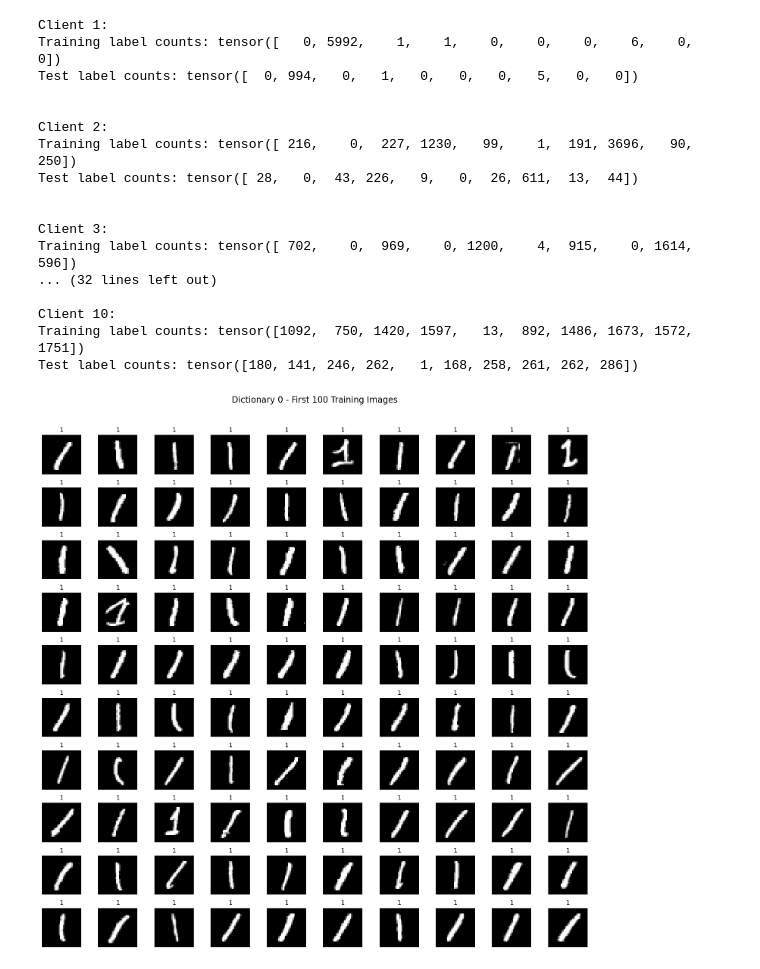
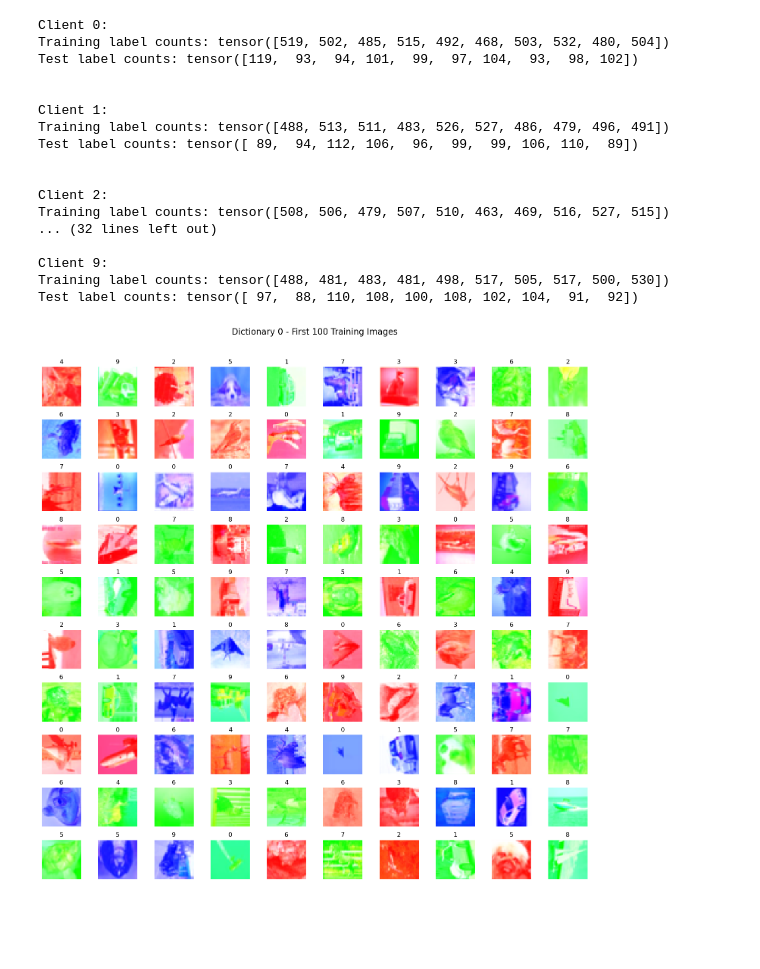
Before and after one commit to alfredoLimo/cfl_maggio, a Jupyter notebook: test0530.ipynb, the cells around one changed output. Saved outputs shown, nothing was run; the diff lists cells and outputs as text; code cells hidden in the pictures; blank space fills up the shorter version.

```diff
--- a/test0530.ipynb
+++ b/test0530.ipynb
@@ -8,0 +566,5 @@ from torchvision import datasets, transforms
+# %%
+train_features, train_labels, test_features, test_labels = load_full_datasets("CIFAR10")
+rearranged_data = split_feature_skew(
+    train_features, train_labels, test_features, test_labels, client_number=10, set_rotation=True,
+    rotations=4, scaling_rotation_low=0.5, scaling_rotation_high=1, set_color=True, colors=3, scaling_color_low=0.1, scaling_color_high=1, random_order=True, show_distribution = True)
@@ -14,6 +594,13 @@ def process_data(
     '''
     Print label counts and plot images.
 
+    Args:
+        data_list (list): A list of dictionaries where each dictionary contains the features and labels for each client.
+                        * Output of split_ fns
+        plot_indices (list): A list of indices to plot the first 100 images for each client.
+
+    Warning:
+        Working for only 10 classes dataset. (EMNIST e CIFAR100 NOT SUPPORTED)
     '''
     # Print label counts for each dictionary
     for i, data in enumerate(data_list):
@@ -599,24 +647,21 @@ def split_label_skew(
-# %%
-train_features, train_labels, test_features, test_labels = load_full_datasets("MNIST")
-rearranged_data = split_label_skew(train_features, train_labels, test_features, test_labels, client_number=10, scaling_label_low=0.4, scaling_label_high=0.6)
 # %%
-process_data(rearranged_data, plot_indices=[0,9])
+process_data(rearranged_data, plot_indices=[0])
 # %% [output]
+Client 0:
+Training label counts: tensor([519, 502, 485, 515, 492, 468, 503, 532, 480, 504])
+Test label counts: tensor([119,  93,  94, 101,  99,  97, 104,  93,  98, 102])
+
+
 Client 1:
-Training label counts: tensor([   0, 5992,    1,    1,    0,    0,    0,    6,    0,    0])
-Test label counts: tensor([  0, 994,   0,   1,   0,   0,   0,   5,   0,   0])
+Training label counts: tensor([488, 513, 511, 483, 526, 527, 486, 479, 496, 491])
+Test label counts: tensor([ 89,  94, 112, 106,  96,  99,  99, 106, 110,  89])
 
 
 Client 2:
-Training label counts: tensor([ 216,    0,  227, 1230,   99,    1,  191, 3696,   90,  250])
-Test label counts: tensor([ 28,   0,  43, 226,   9,   0,  26, 611,  13,  44])
-
-
-Client 3:
-Training label counts: tensor([ 702,    0,  969,    0, 1200,    4,  915,    0, 1614,  596])
+Training label counts: tensor([508, 506, 479, 507, 510, 463, 469, 516, 527, 515])
 ... (32 lines left out)
 
-Client 10:
-Training label counts: tensor([1092,  750, 1420, 1597,   13,  892, 1486, 1673, 1572, 1751])
-Test label counts: tensor([180, 141, 246, 262,   1, 168, 258, 261, 262, 286])
+Client 9:
+Training label counts: tensor([488, 481, 483, 481, 498, 517, 505, 517, 500, 530])
+Test label counts: tensor([ 97,  88, 110, 108, 100, 108, 102, 104,  91,  92])
-[figure, old version]
+[figure, new version]
```
Also changed, not shown: parts of 4 cells of this notebook, 1 other file.
